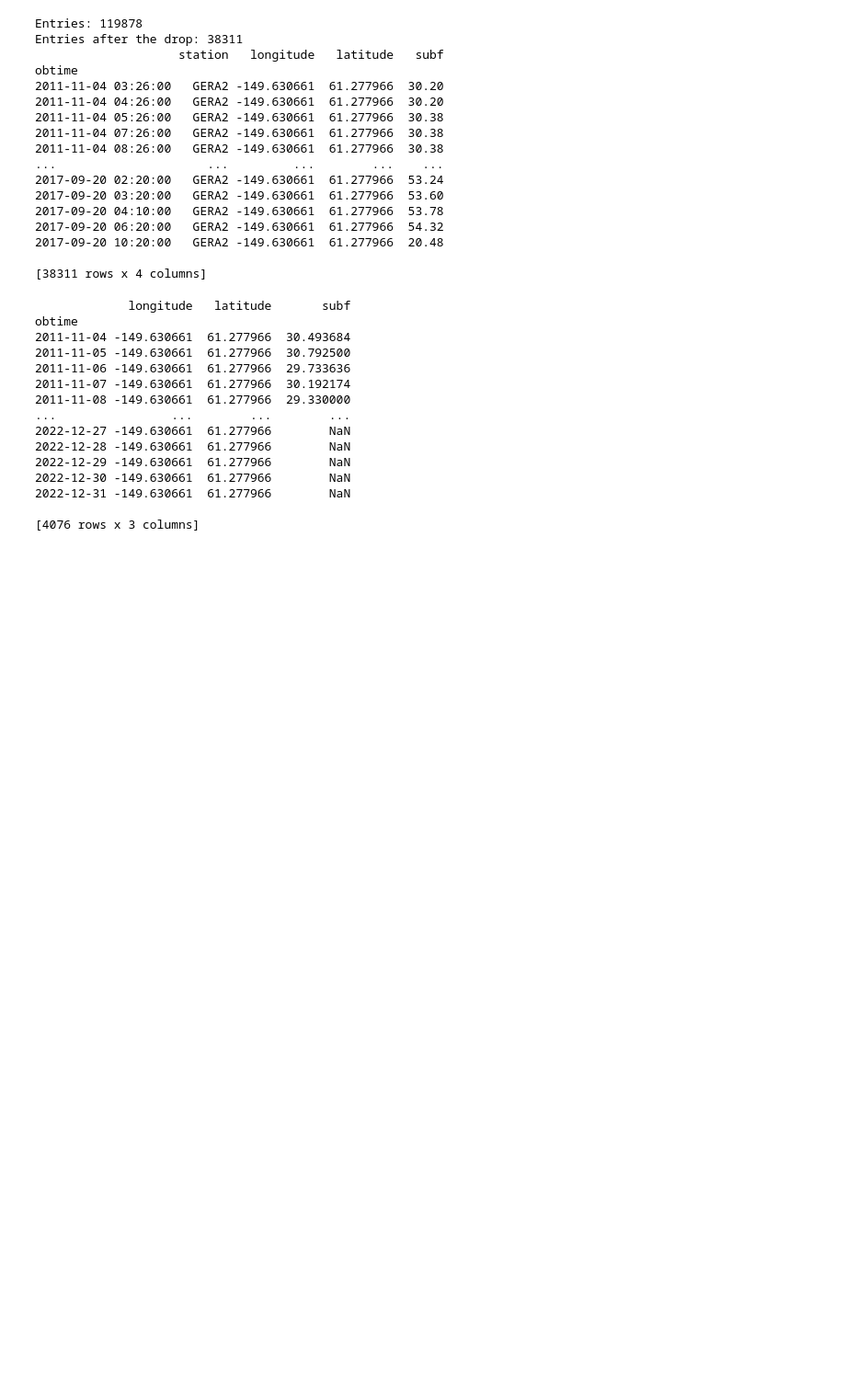
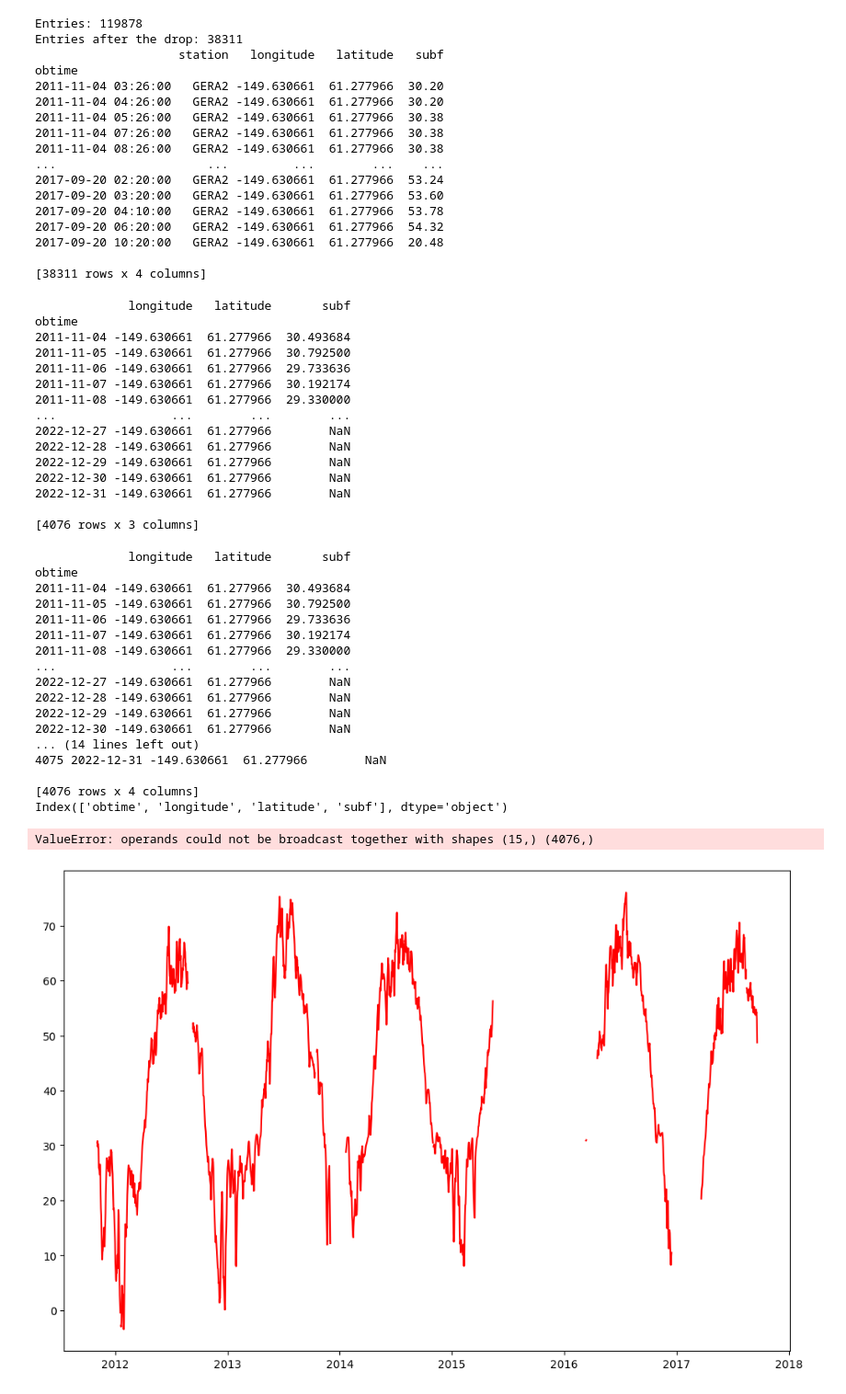
Before and after one commit to whbarndt/samIII-magnetometer-data-analysis, a Jupyter notebook: process_temperature_data.ipynb, the cells around one changed output. Shown at 92% size. Cells and saved outputs as stored; diff of their text form; code cells hidden in the pictures; blank space fills up the shorter version.

Commit message:
seaborn plotting with temp data

```diff
--- a/process_temperature_data.ipynb
+++ b/process_temperature_data.ipynb
@@ -89,3 +106,33 @@ obtime
 2022-12-31 -149.630661  61.277966        NaN
 
 [4076 rows x 3 columns]
+# %%
+# PLOT TEMPERATURE DATA
+
+fig, ax1 = plt.subplots(figsize=[12,8])
+print(temp_data)
+temp_data_reset = temp_data.reset_index()
+print(temp_data_reset)
+print(temp_data_reset.columns)
+ax1.plot(temp_data_reset['obtime'], temp_data_reset['subf'], color='r')
+ax1.fill_between(np.arange(2008,2023,1), temp_data_reset.subf, 0, color='r', alpha=0.4)
+# %% [output]
+             longitude   latitude       subf
+obtime
+2011-11-04 -149.630661  61.277966  30.493684
+2011-11-05 -149.630661  61.277966  30.792500
+2011-11-06 -149.630661  61.277966  29.733636
+2011-11-07 -149.630661  61.277966  30.192174
+2011-11-08 -149.630661  61.277966  29.330000
+...                ...        ...        ...
+2022-12-27 -149.630661  61.277966        NaN
+2022-12-28 -149.630661  61.277966        NaN
+2022-12-29 -149.630661  61.277966        NaN
+2022-12-30 -149.630661  61.277966        NaN
+... (14 lines left out)
+4075 2022-12-31 -149.630661  61.277966        NaN
+
+[4076 rows x 4 columns]
+Index(['obtime', 'longitude', 'latitude', 'subf'], dtype='object')
+ValueError: operands could not be broadcast together with shapes (15,) (4076,)
+[figure, added]
```
Also changed, not shown: parts of 2 cells of this notebook, 1 other file.
